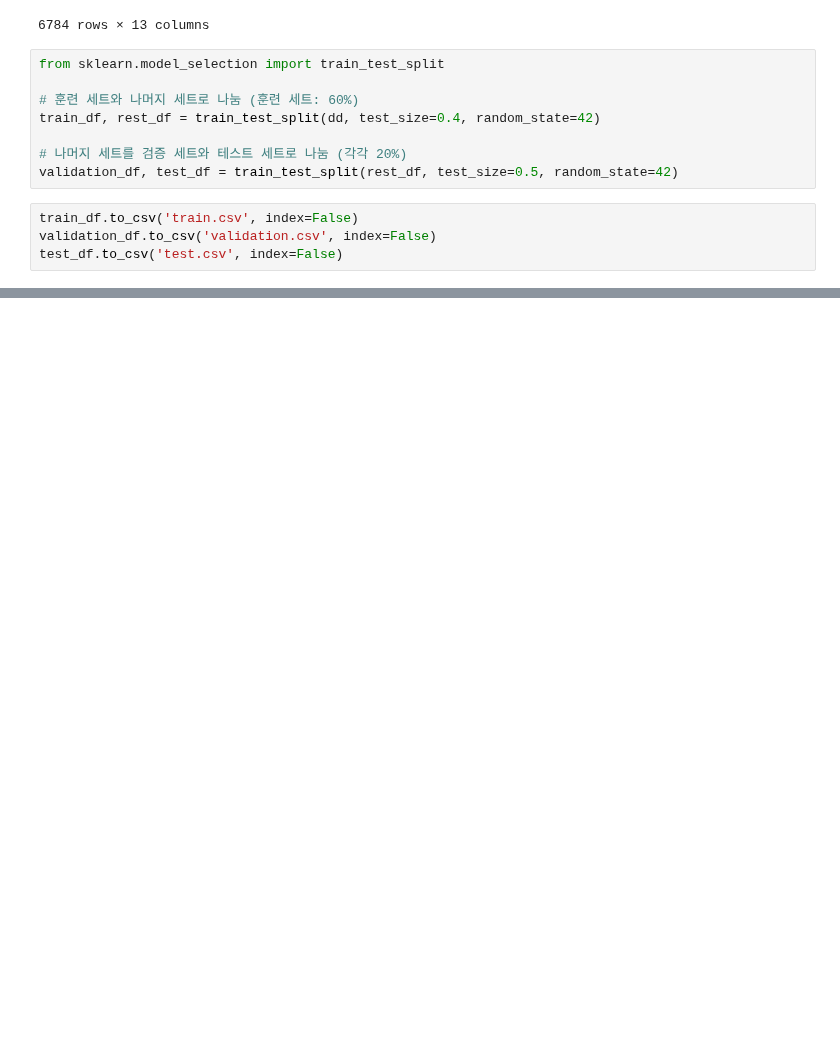
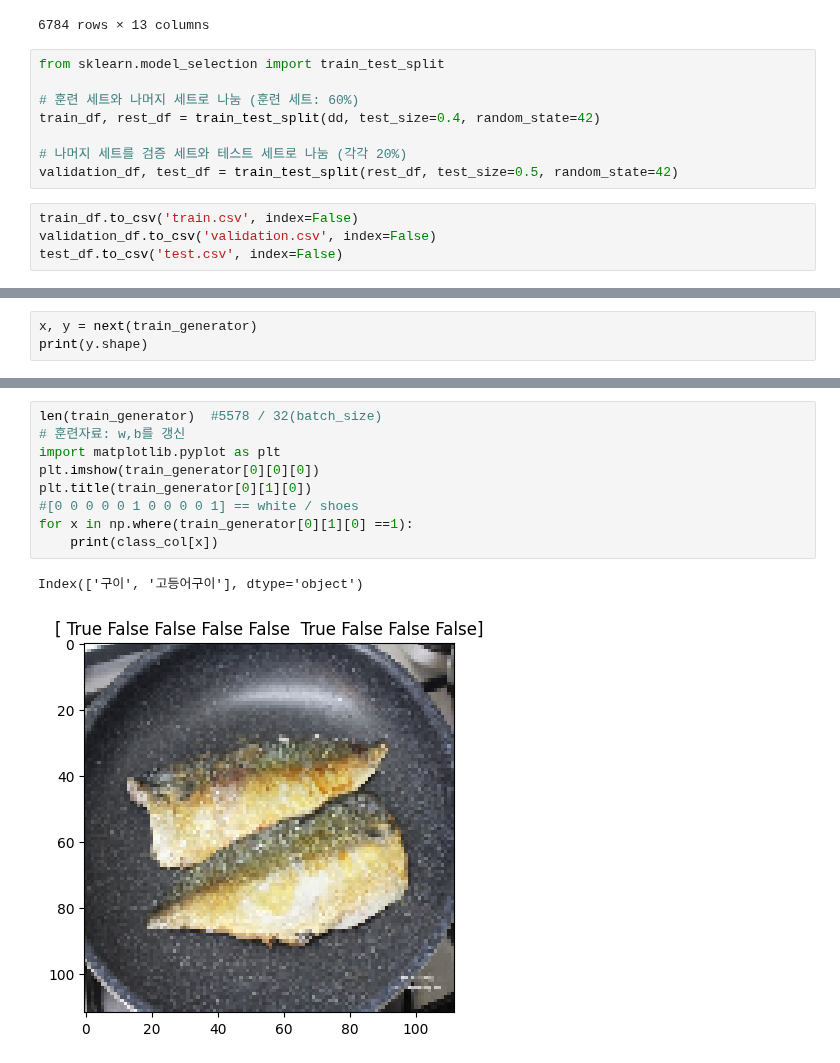
Before and after one commit to dlsco123/-DL-template, a Jupyter notebook: [multi_label]Real.ipynb, the cells around one changed output, grey strips where cells are left out. Saved outputs shown, nothing was run; the diff lists cells and outputs as text; blank space fills up the shorter version.

```diff
--- a/[multi_label]Real.ipynb
+++ b/[multi_label]Real.ipynb
@@ -237,0 +381,3 @@ test_df.to_csv('test.csv', index=False)
+# %%
+x, y = next(train_generator)
+print(y.shape)
@@ -237,0 +436,12 @@ test_df.to_csv('test.csv', index=False)
+# %%
+len(train_generator)  #5578 / 32(batch_size)
+# 훈련자료: w,b를 갱신
+import matplotlib.pyplot as plt
+plt.imshow(train_generator[0][0][0])
+plt.title(train_generator[0][1][0])
+#[0 0 0 0 0 1 0 0 0 0 1] == white / shoes
+for x in np.where(train_generator[0][1][0] ==1):
+    print(class_col[x])
+# %% [output]
+Index(['구이', '고등어구이'], dtype='object')
+[figure, added]
```
Also changed, not shown: parts of 25 cells of this notebook, 1 other file.
